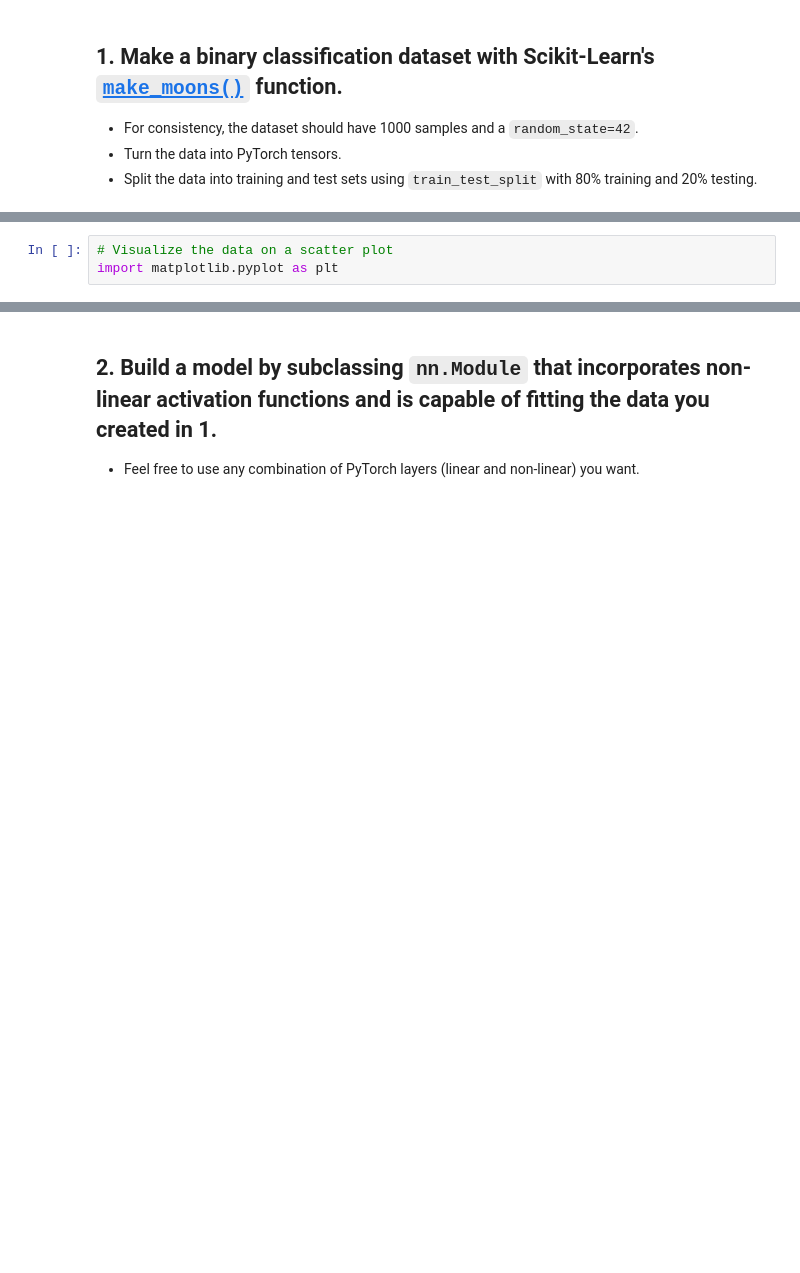
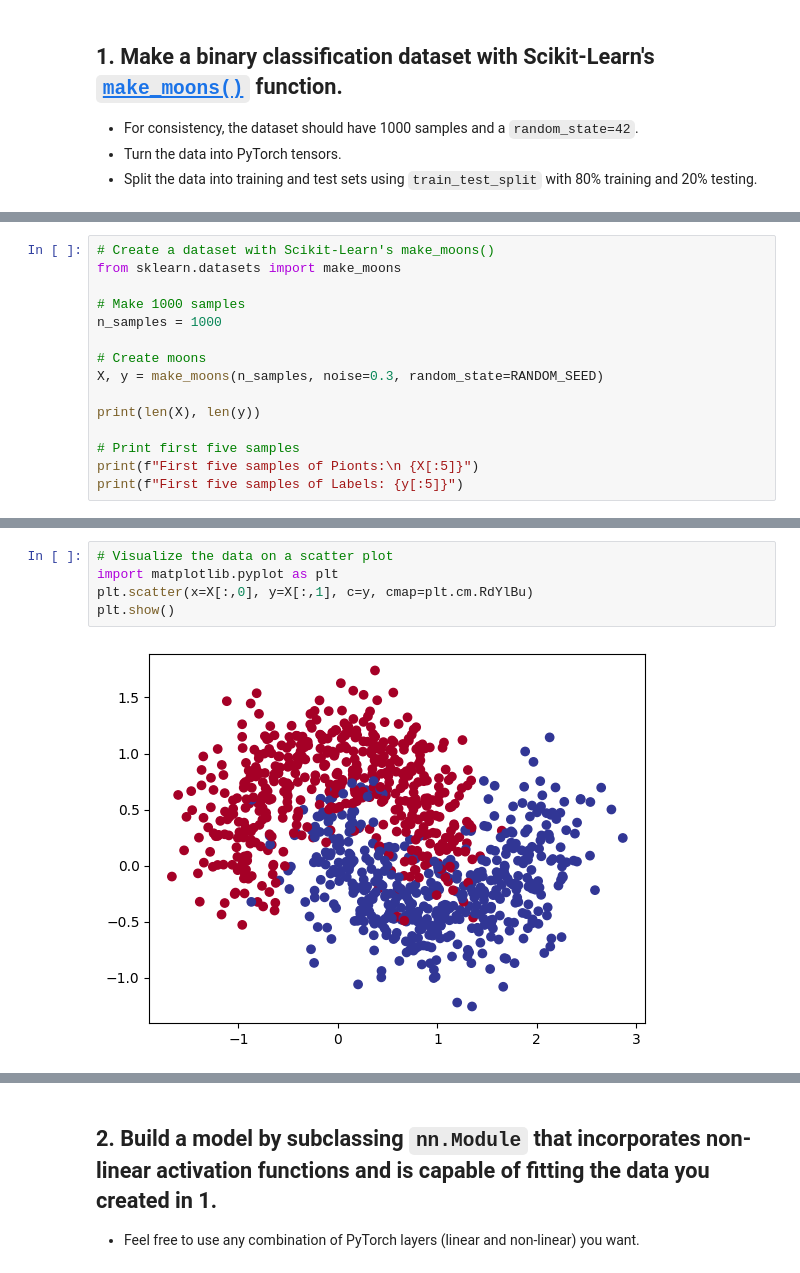
Before and after one commit to dxbee/ml-projects, a Jupyter notebook: 02_pytorch_classification_exercises.ipynb, the cells around one changed output, grey strips where cells are left out. Cells and saved outputs as stored; diff of their text form; blank space fills up the shorter version.

```diff
--- a/02_pytorch_classification_exercises.ipynb
+++ b/02_pytorch_classification_exercises.ipynb
@@ -34,0 +34,15 @@ from sklearn.datasets import make_moons
+# %%
+# Create a dataset with Scikit-Learn's make_moons()
+from sklearn.datasets import make_moons
+
+# Make 1000 samples
+n_samples = 1000
+
+# Create moons
+X, y = make_moons(n_samples, noise=0.3, random_state=RANDOM_SEED)
+
+print(len(X), len(y))
+
+# Print first five samples
+print(f"First five samples of Pionts:\n {X[:5]}")
+print(f"First five samples of Labels: {y[:5]}")
@@ -38,5 +73,9 @@ import pandas as pd
 # %%
 # Visualize the data on a scatter plot
 import matplotlib.pyplot as plt
+plt.scatter(x=X[:,0], y=X[:,1], c=y, cmap=plt.cm.RdYlBu)
+plt.show()
+# %% [output]
+[figure, added]
 # %%
 # Turn data into tensors of dtype float
```
Also changed, not shown: parts of 11 cells of this notebook.
